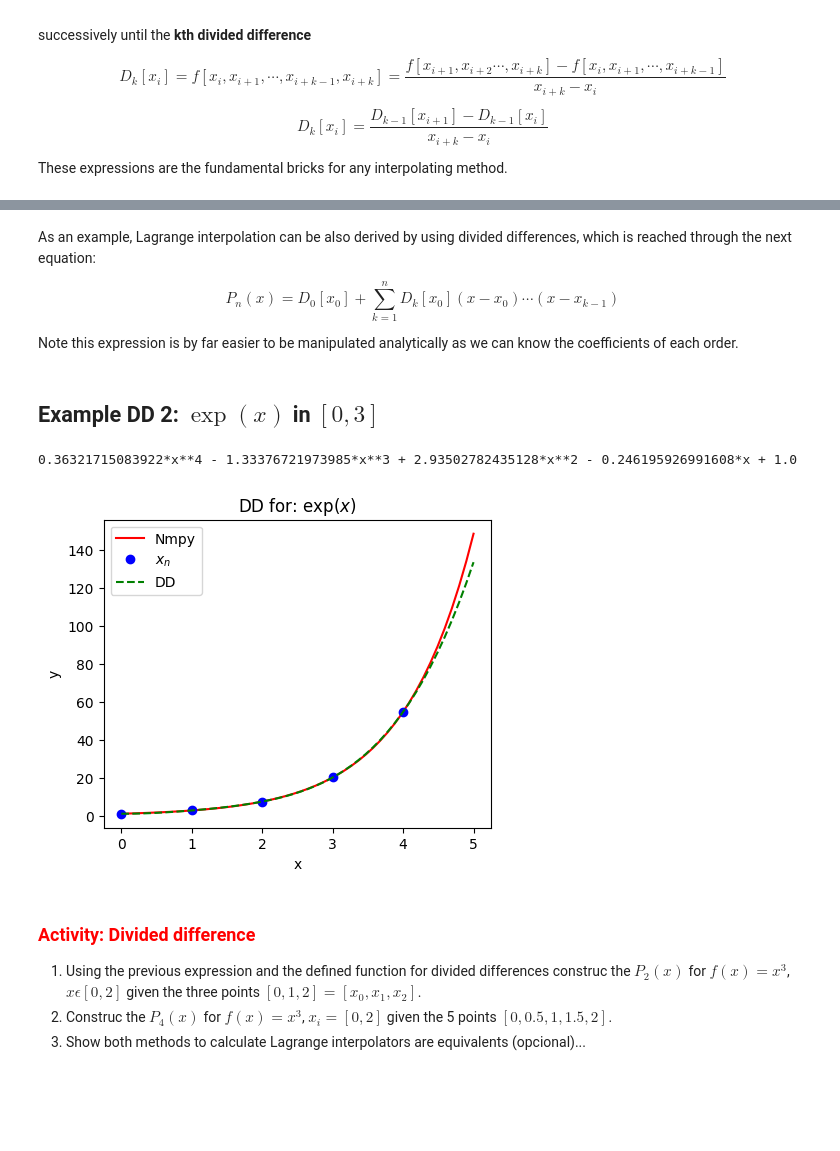
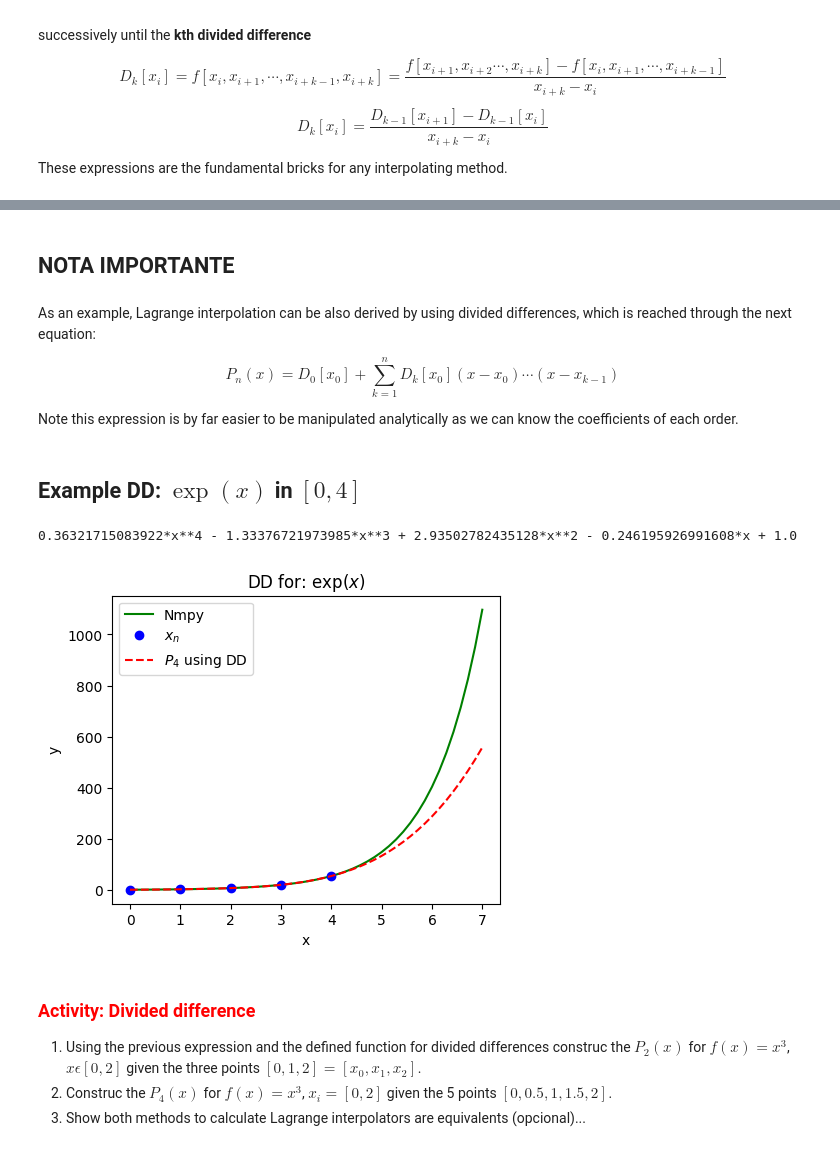
Before and after one commit to anferivera/Programming, a Jupyter notebook: 4_interpolation.ipynb, the cells around one changed output, grey strips where cells are left out. Cells and saved outputs as stored; diff of their text form; code cells hidden in the pictures; blank space fills up the shorter version.

```diff
--- a/4_interpolation.ipynb
+++ b/4_interpolation.ipynb
@@ -398,3 +399,5 @@ def D( i, k, Xn, Yn ):
+# %% [markdown]
+## NOTA IMPORTANTE
 # %% [markdown]
 As an example, Lagrange interpolation can be also derived by using divided differences, which is reached through the next equation:
 
@@ -402,7 +405,7 @@ $$P_n(x) = D_0[x_0] + \sum_{k=1}^n D_k[x_0] (x-x_0) \cdots (x-x_{k-1})$$
 
 Note this expression is by far easier to be manipulated analytically as we can know the coefficients of each order.
 # %% [markdown]
-## Example DD 2: $\exp(x)$ in $[0,3]$
+## Example DD: $\exp(x)$ in $[0,4]$
 # %%
 import sympy as sp
 from sympy import simplify
@@ -424,23 +427,23 @@ t = sp.lambdify(x ,t)
 # %% [output]
 0.36321715083922*x**4 - 1.33376721973985*x**3 + 2.93502782435128*x**2 - 0.246195926991608*x + 1.0
 # %%
-x = np.linspace(0,5)
+x = np.linspace(0,7)
 y = np.exp(x)
 
 plt.figure( figsize=(5,4) )
 
-plt.plot(x,y,'r-',label='Nmpy')
+plt.plot(x,y,'g-',label='Nmpy')
 plt.plot(Xn,Yn,'bo',label='$x_n$')
 
-plt.plot(x,t(x),'g--',label='DD')
+plt.plot(x,t(x),'r--',label='$P_4$ using DD')
 
 plt.xlabel('x')
 plt.ylabel('y')
 plt.title('DD for: $\\exp(x)$')
 plt.legend()
 plt.show()
 # %% [output]
-[figure, old version]
+[figure, new version]
 # %% [markdown]
  ### <font color='red'>     **Activity: Divided difference** </font>
 1.  Using the previous expression and the defined function for divided differences construc the $P_2(x)$ for $f(x)=x^3$, $x ϵ [0,2]$ given the three points $[0,1,2]=[x_0,x_1,x_2]$.
```
Also changed, not shown: parts of 9 cells of this notebook.
